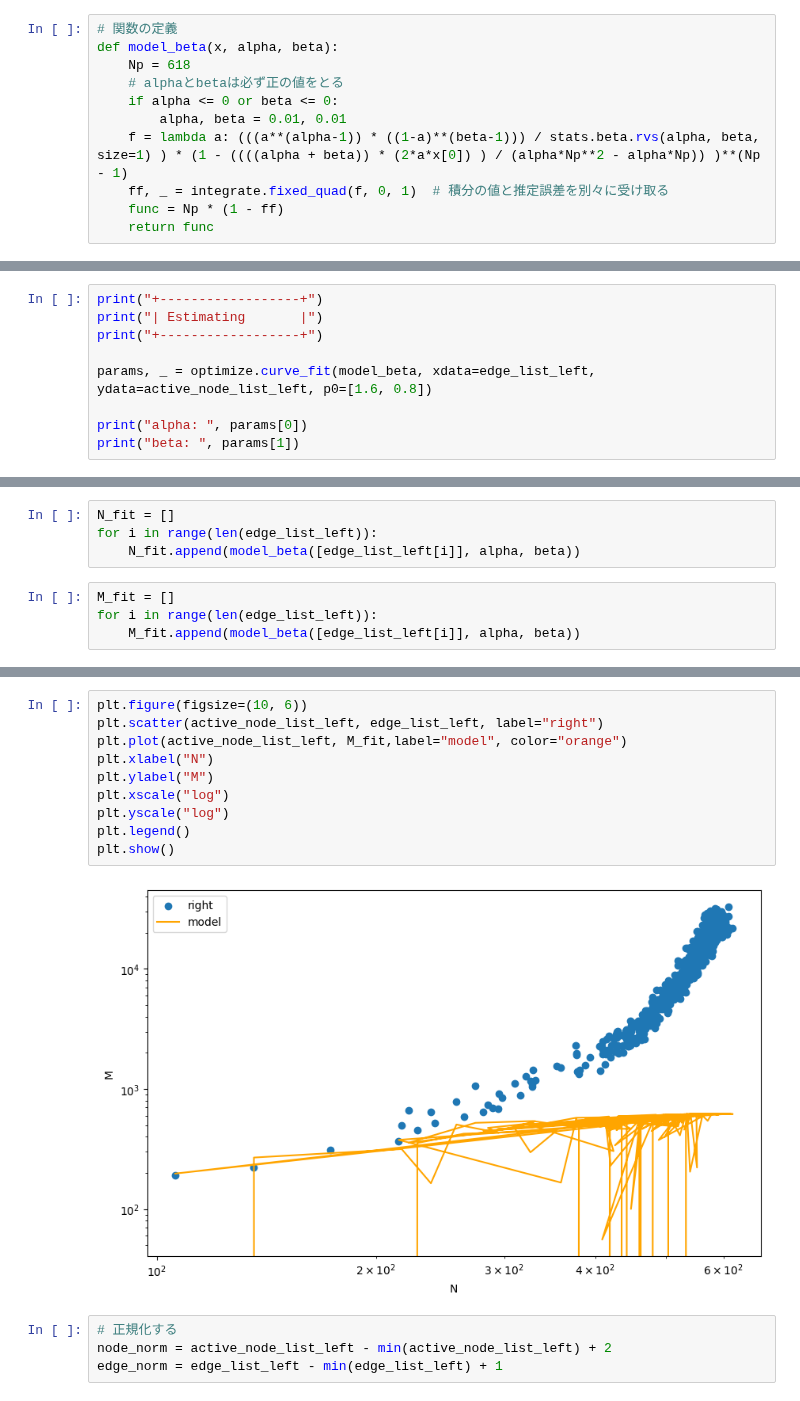
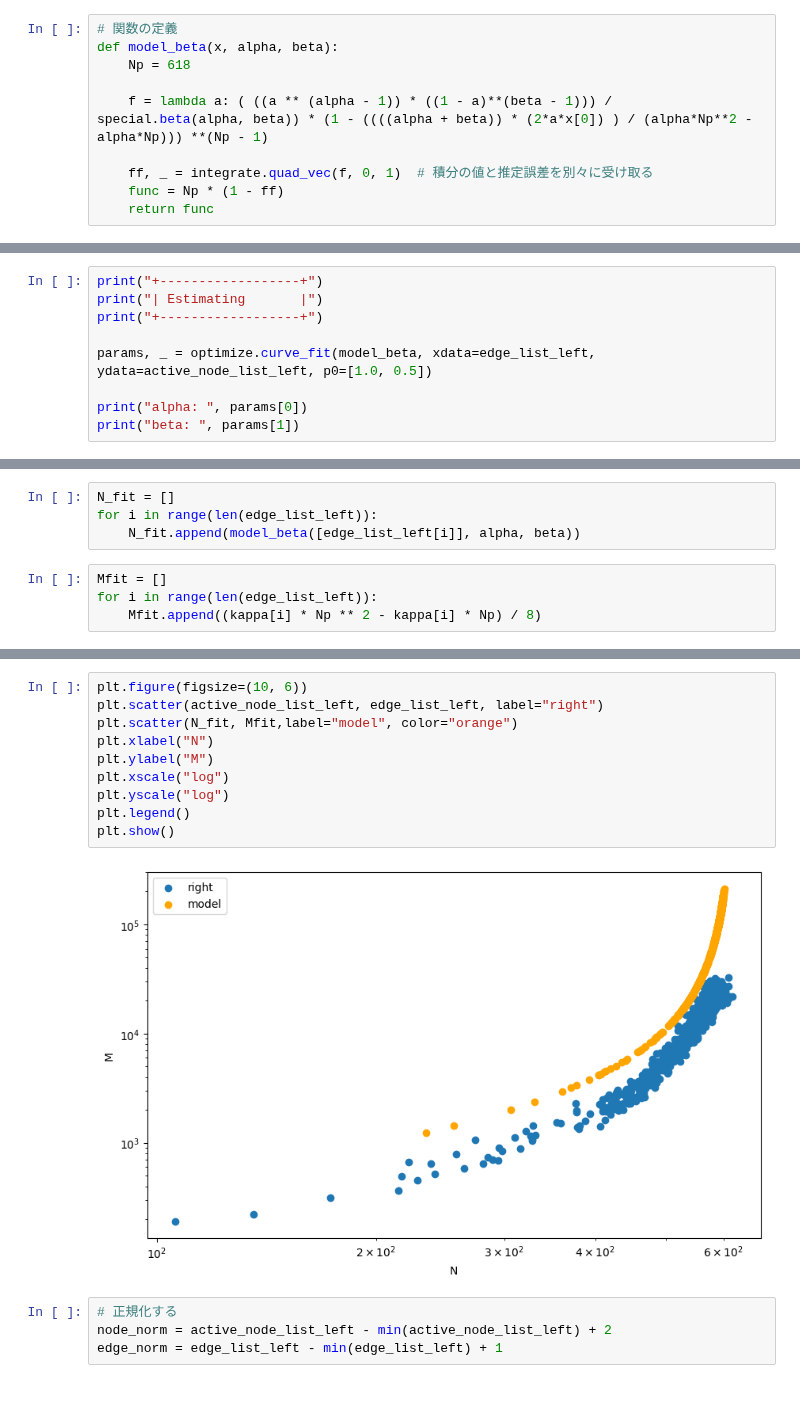
Before and after one commit to yiadka/mobility_scaling, a Jupyter notebook: notebooks/nmscaling_nor.ipynb, the cells around one changed output, grey strips where cells are left out. Saved outputs shown, nothing was run; the diff lists cells and outputs as text.

```diff
--- a/notebooks/nmscaling_nor.ipynb
+++ b/notebooks/nmscaling_nor.ipynb
@@ -10,11 +10,10 @@ import random
 # 関数の定義
 def model_beta(x, alpha, beta):
     Np = 618
-    # alphaとbetaは必ず正の値をとる
-    if alpha <= 0 or beta <= 0:
-        alpha, beta = 0.01, 0.01
-    f = lambda a: (((a**(alpha-1)) * ((1-a)**(beta-1))) / stats.beta.rvs(alpha, beta, size=1) ) * (1 - ((((alpha + beta)) * (2*a*x[0]) ) / (alpha*Np**2 - alpha*Np)) )**(Np - 1)
-    ff, _ = integrate.fixed_quad(f, 0, 1)  # 積分の値と推定誤差を別々に受け取る
+
+    f = lambda a: ( ((a ** (alpha - 1)) * ((1 - a)**(beta - 1))) / special.beta(alpha, beta)) * (1 - ((((alpha + beta)) * (2*a*x[0]) ) / (alpha*Np**2 - alpha*Np))) **(Np - 1)
+
+    ff, _ = integrate.quad_vec(f, 0, 1)  # 積分の値と推定誤差を別々に受け取る
     func = Np * (1 - ff)
     return func
 # %%
@@ -80,7 +75,7 @@ print("+------------------+")
 print("| Estimating       |")
 print("+------------------+")
 
-params, _ = optimize.curve_fit(model_beta, xdata=edge_list_left, ydata=active_node_list_left, p0=[1.6, 0.8])
+params, _ = optimize.curve_fit(model_beta, xdata=edge_list_left, ydata=active_node_list_left, p0=[1.0, 0.5])
 
 print("alpha: ", params[0])
 print("beta: ", params[1])
@@ -103,6 +98,6 @@ N_fit = []
 for i in range(len(edge_list_left)):
     N_fit.append(model_beta([edge_list_left[i]], alpha, beta))
 # %%
-M_fit = []
+Mfit = []
 for i in range(len(edge_list_left)):
-    M_fit.append(model_beta([edge_list_left[i]], alpha, beta))
+    Mfit.append((kappa[i] * Np ** 2 - kappa[i] * Np) / 8)
@@ -173,15 +104,15 @@ array([0.        , 0.01010101, 0.02020202, 0.03030303, 0.04040404,
 # %%
 plt.figure(figsize=(10, 6))
 plt.scatter(active_node_list_left, edge_list_left, label="right")
-plt.plot(active_node_list_left, M_fit,label="model", color="orange")
+plt.scatter(N_fit, Mfit,label="model", color="orange")
 plt.xlabel("N")
 plt.ylabel("M")
 plt.xscale("log")
 plt.yscale("log")
 plt.legend()
 plt.show()
 # %% [output]
-[figure, old version]
+[figure, new version]
 # %%
 # 正規化する
 node_norm = active_node_list_left - min(active_node_list_left) + 2
```
Also changed, not shown: parts of 6 cells of this notebook, 1 other file.
